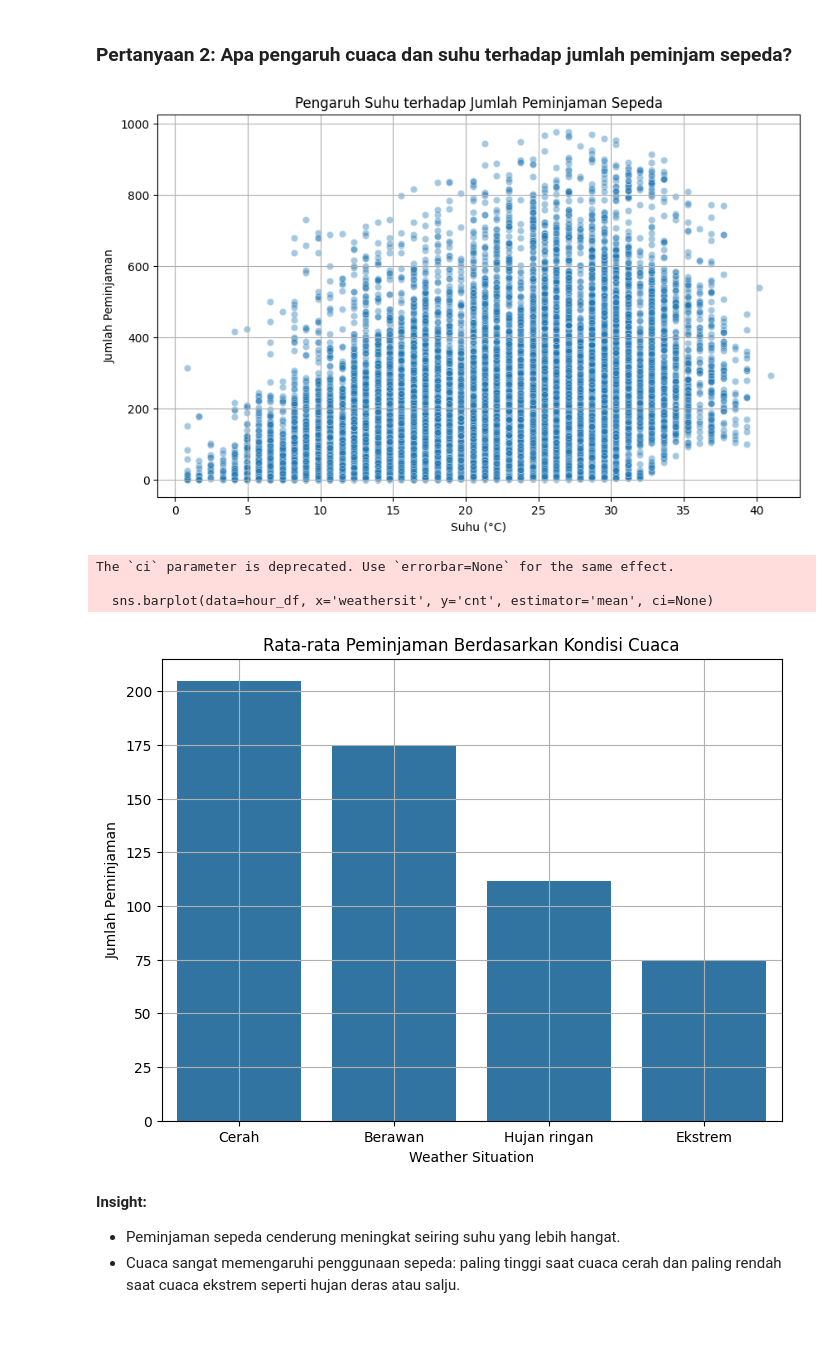
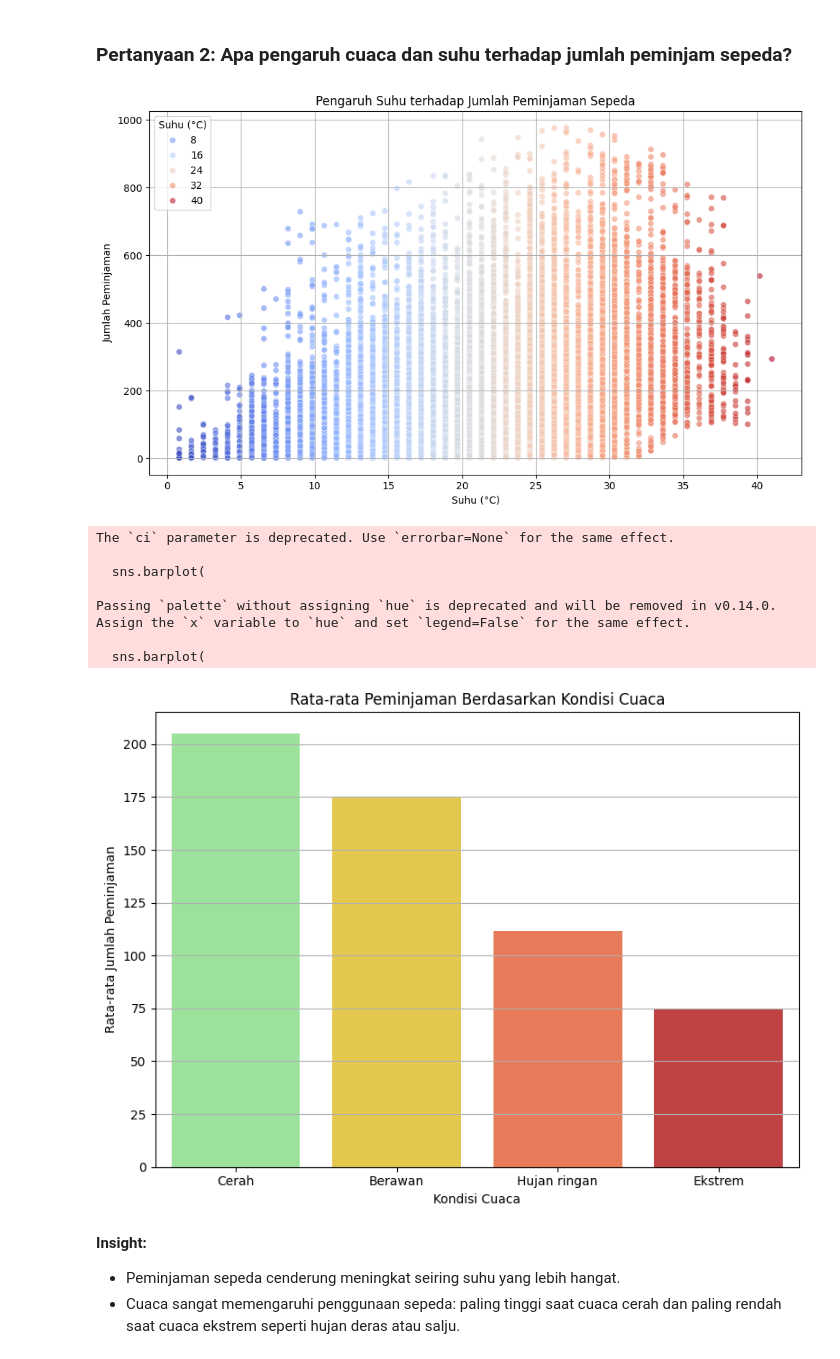
Before and after one commit to Aditprayogo/Analis_data_with_python, a Jupyter notebook: Proyek_Analisis_Data.ipynb, the cells around one changed output. Drawn from its saved outputs; the diff is of its cells as text; code cells hidden in the pictures; blank space fills up the shorter version.

```diff
--- a/Proyek_Analisis_Data.ipynb
+++ b/Proyek_Analisis_Data.ipynb
@@ -310,30 +340,68 @@ The `ci` parameter is deprecated. Use `errorbar=None` for the same effect.
 # %% [markdown]
 ### Pertanyaan 2: Apa pengaruh cuaca dan suhu terhadap jumlah peminjam sepeda?
 # %%
+import seaborn as sns
+import matplotlib.pyplot as plt
+
 # Visualisasi A: Suhu vs Jumlah Peminjam
 plt.figure(figsize=(10,6))
-sns.scatterplot(data=hour_df, x='temp_celsius', y='cnt', alpha=0.4)
+sns.scatterplot(
+    data=hour_df,
+    x='temp_celsius',
+    y='cnt',
+    hue='temp_celsius',
+    palette='coolwarm',
+    alpha=0.6
+)
 plt.title('Pengaruh Suhu terhadap Jumlah Peminjaman Sepeda')
 plt.xlabel('Suhu (°C)')
 plt.ylabel('Jumlah Peminjaman')
 plt.grid(True)
+plt.legend(title='Suhu (°C)', loc='upper left')
+plt.tight_layout()
 plt.show()
 
 # Visualisasi B: Kondisi Cuaca vs Jumlah Peminjam
+hour_df['weather_label'] = hour_df['weathersit'].map({
+    1: 'Cerah',
+    2: 'Berawan',
+    3: 'Hujan ringan',
+    4: 'Ekstrem'
+})
+
+weather_palette = {
+    'Cerah': '#90ee90',
+    'Berawan': '#fdd835',
+    'Hujan ringan': '#ff7043',
+    'Ekstrem': '#d32f2f'
+}
+
+# Visualisasi
 plt.figure(figsize=(8,6))
-sns.barplot(data=hour_df, x='weathersit', y='cnt', estimator='mean', ci=None)
+sns.barplot(
+    data=hour_df,
+    x='weather_label',
+    y='cnt',
+    estimator='mean',
+    ci=None,
+    palette=weather_palette
+)
 plt.title('Rata-rata Peminjaman Berdasarkan Kondisi Cuaca')
-plt.xlabel('Weather Situation')
-plt.ylabel('Jumlah Peminjaman')
-plt.xticks([0, 1, 2, 3], ['Cerah', 'Berawan', 'Hujan ringan', 'Ekstrem'])
-plt.grid(True)
+plt.xlabel('Kondisi Cuaca')
+plt.ylabel('Rata-rata Jumlah Peminjaman')
+plt.grid(axis='y')
+plt.tight_layout()
 plt.show()
 # %% [output]
-[figure, old version]
+[figure, new version]
 The `ci` parameter is deprecated. Use `errorbar=None` for the same effect.
 
-  sns.barplot(data=hour_df, x='weathersit', y='cnt', estimator='mean', ci=None)
+  sns.barplot(
+
+Passing `palette` without assigning `hue` is deprecated and will be removed in v0.14.0. Assign the `x` variable to `hue` and set `legend=False` for the same effect.
+
+  sns.barplot(
-[figure, old version]
+[figure, new version]
 # %% [markdown]
 **Insight:**
 - Peminjaman sepeda cenderung meningkat seiring suhu yang lebih hangat.
```
Also changed, not shown: parts of 15 cells of this notebook, 2 other files.
